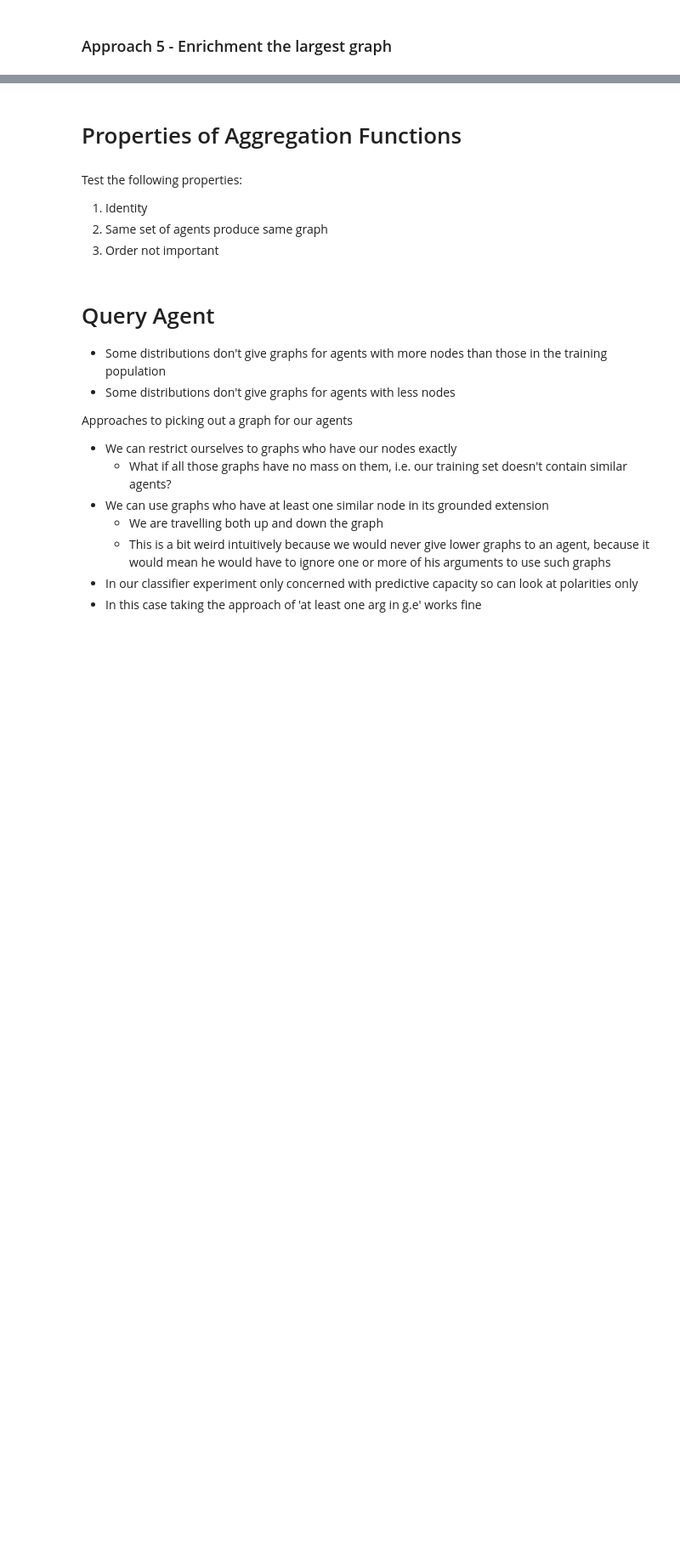
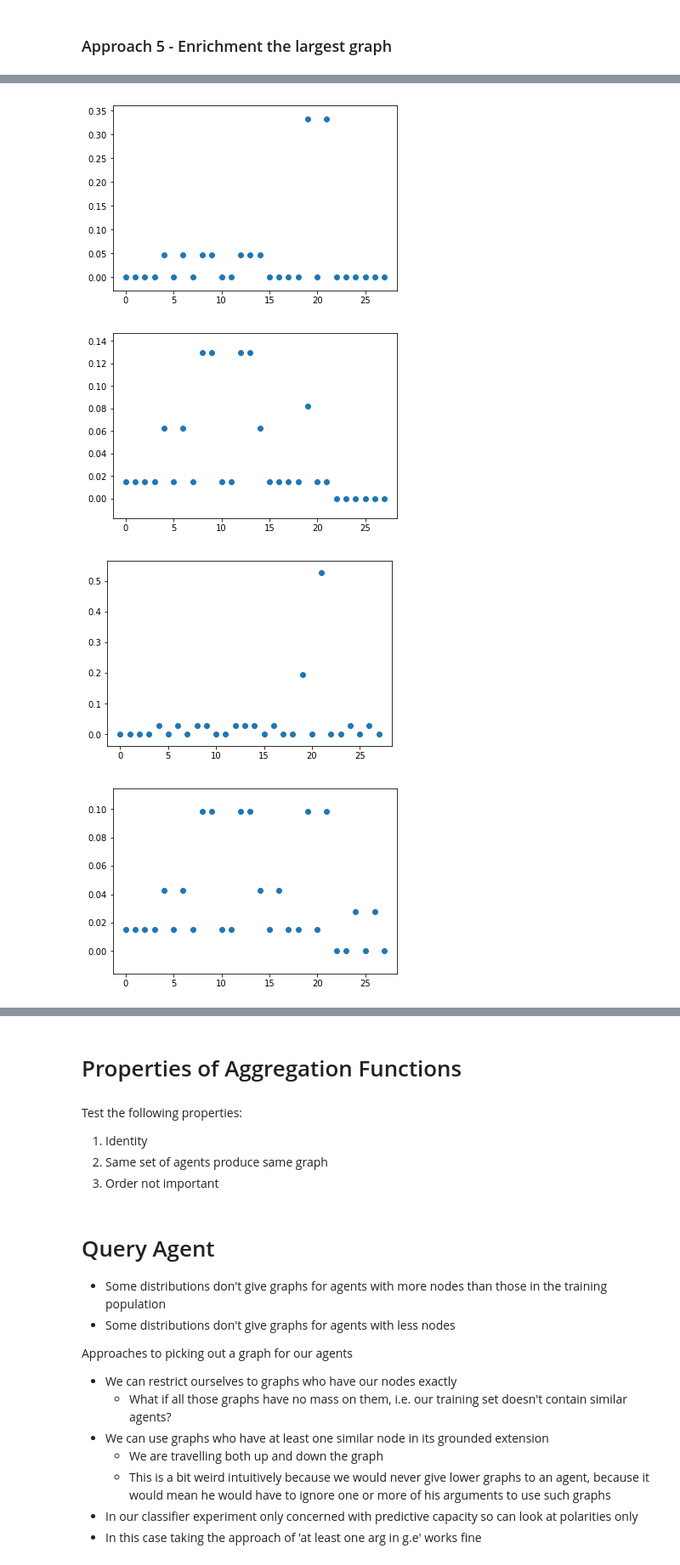
Before and after one commit to robienoor/aggregationProbGraphs, a Jupyter notebook: DemoOfApproaches.ipynb, the cells around one changed output, grey strips where cells are left out. Shown: that part at 85% size. Drawn from its saved outputs; the diff is of its cells as text; code cells hidden in the pictures; blank space fills up the shorter version.

```diff
--- a/DemoOfApproaches.ipynb
+++ b/DemoOfApproaches.ipynb
@@ -402,29 +554,34 @@ print(net4)
 # %%
 %matplotlib inline
 import matplotlib
 matplotlib.rcParams['backend'] = "Qt4Agg"
 import pylab
 import numpy as np
 
 
 x = range(0,len(net))  # 100 evenly-spaced values from 0 to 50
 
 
-pylab.plot(x, net)
+pylab.scatter(x, net)
 pylab.show()
-pylab.plot(x, net2)
+pylab.scatter(x, net2)
 pylab.show()
-pylab.plot(x, net3)
+pylab.scatter(x, net3)
 pylab.show()
-pylab.plot(x, net4)
+pylab.scatter(x, net4)
 pylab.show()
-pylab.plot(x, net5)
+pylab.scatter(x, net5)
 pylab.show()
 
 pylab.plot(x, net, label='approach1')
 pylab.plot(x, net2, label='approach2')
 pylab.plot(x, net3, label='approach3')
 pylab.plot(x, net4, label='approach4')
 pylab.plot(x, net5, label='approach5')
 pylab.legend()
 pylab.show()
+# %% [output]
+[figure, added]
+[figure, added]
+[figure, added]
+[figure, added]
```
Also changed, not shown: parts of 22 cells of this notebook, 11 other files.
